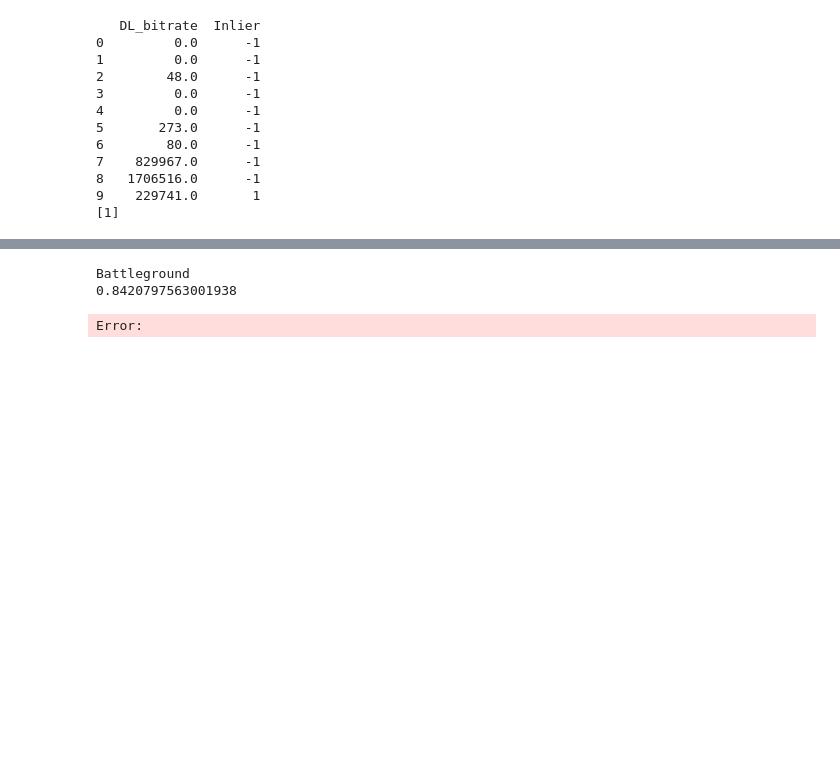
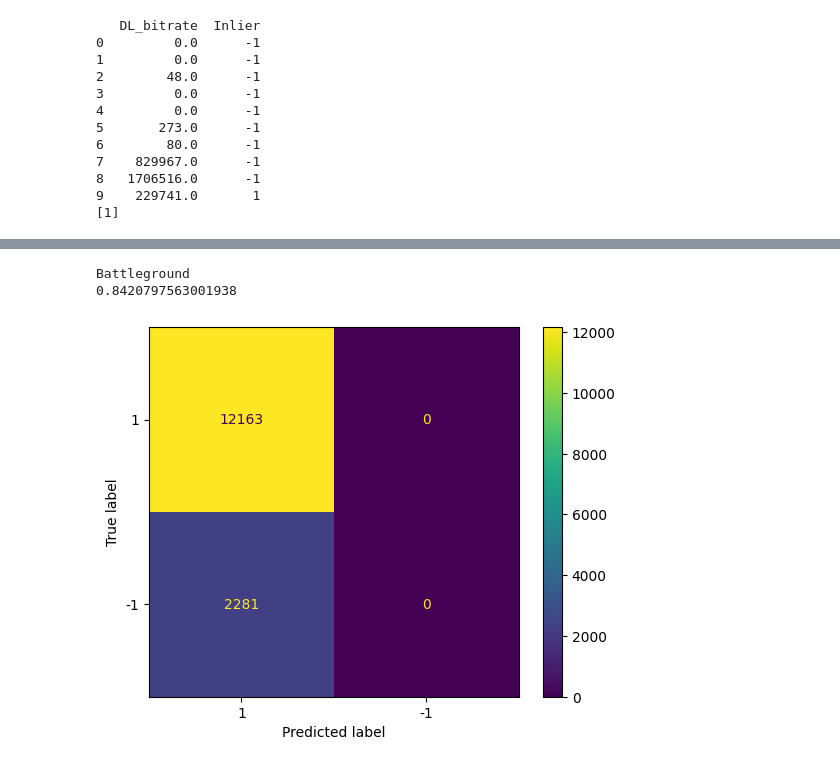
Before and after one commit to LabyrinthV/thesis, a Jupyter notebook: anomalyDetectionv2.ipynb, the cells around one changed output, grey strips where cells are left out. Saved outputs shown, nothing was run; the diff lists cells and outputs as text; code cells hidden in the pictures; blank space fills up the shorter version.

```diff
--- a/anomalyDetectionv2.ipynb
+++ b/anomalyDetectionv2.ipynb
@@ -508,14 +534,15 @@ Zoom
 # %%
 X_train, X_test, y_train, y_test = split_dataset(datasets_ul[2])
 # remove one value from y_train
 y_train = y_train[:-1]
 classifier = train_svm_model(X_train, y_train)
 y_pred = predict_outliers(classifier, X_test)
 cm, accuracy = evaluate_model(y_test, y_pred)
-#display_cm = ConfusionMatrixDisplay(cm, display_labels=[1, 0])
+display_cm = ConfusionMatrixDisplay(cm, display_labels=[1, -1])
+display_cm.plot()
 print(dataset_names[2])
 print(accuracy)
 # %% [output]
 Battleground
 0.8420797563001938
-Error:
+[figure, added]
```
Also changed, not shown: parts of 2 cells of this notebook, 1 other file.
